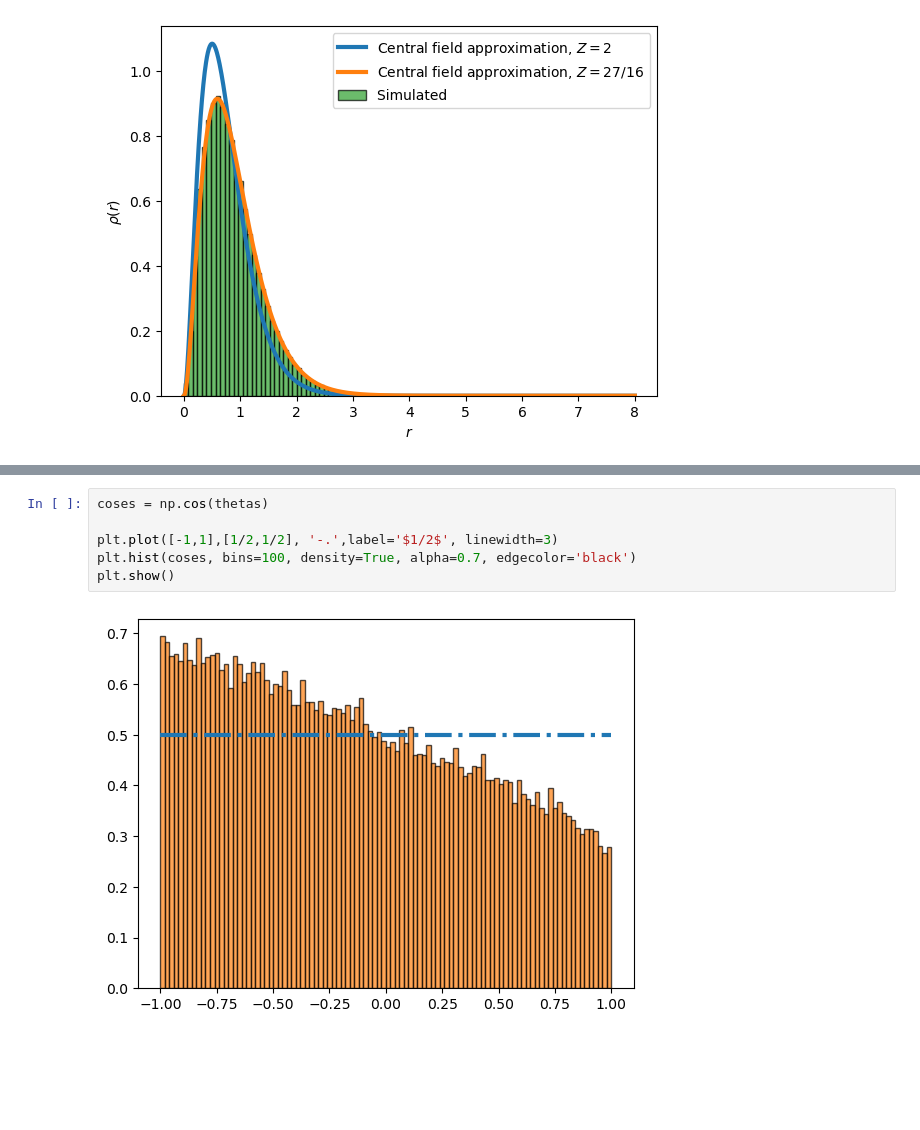
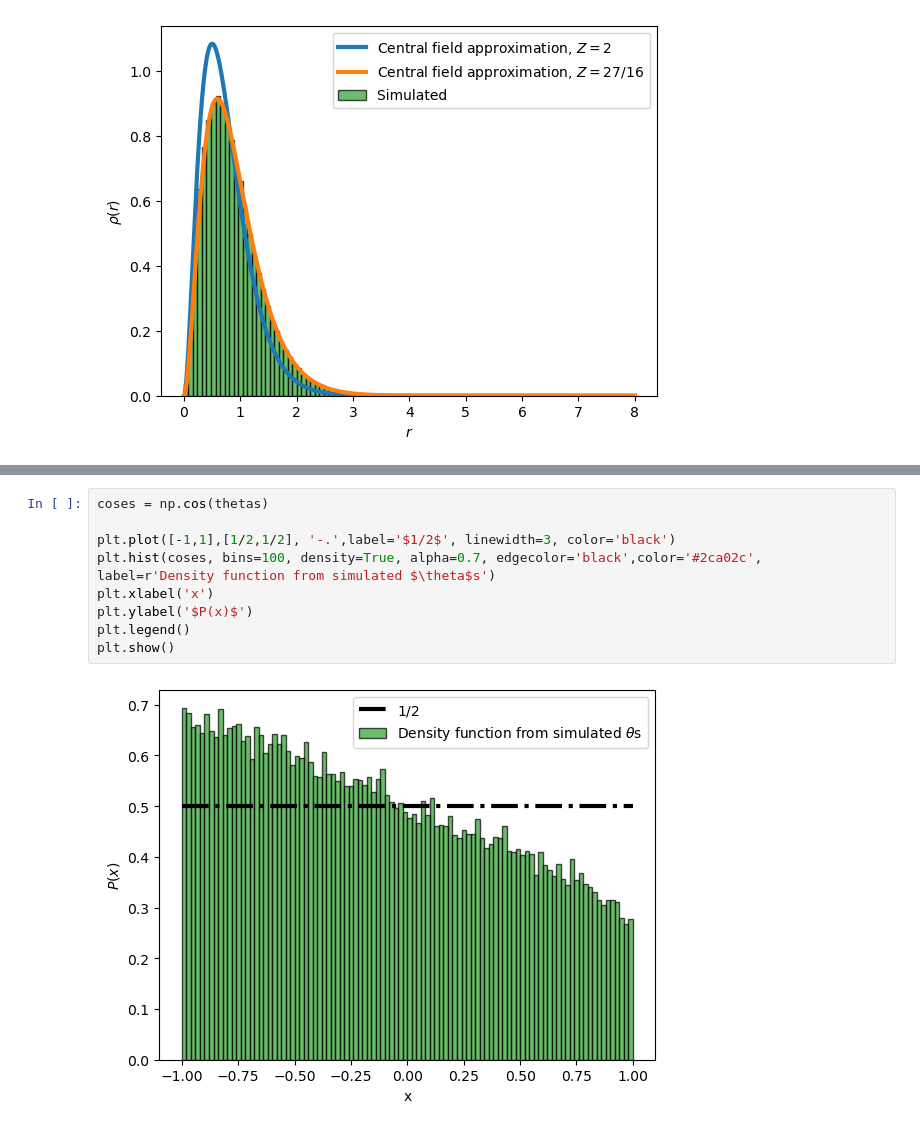
Before and after one commit to gujoh/compfys-h2b, a Jupyter notebook: plotting/task_1.ipynb, the cells around one changed output, grey strips where cells are left out. Drawn from its saved outputs; the diff is of its cells as text; blank space fills up the shorter version.

Commit message:
Done with plotting for task 1

```diff
--- a/plotting/task_1.ipynb
+++ b/plotting/task_1.ipynb
@@ -61,10 +61,13 @@ plt.show()
 # %%
 coses = np.cos(thetas)
 
-plt.plot([-1,1],[1/2,1/2], '-.',label='$1/2$', linewidth=3)
-plt.hist(coses, bins=100, density=True, alpha=0.7, edgecolor='black')
+plt.plot([-1,1],[1/2,1/2], '-.',label='$1/2$', linewidth=3, color='black')
+plt.hist(coses, bins=100, density=True, alpha=0.7, edgecolor='black',color='#2ca02c', label=r'Density function from simulated $\theta$s')
+plt.xlabel('x')
+plt.ylabel('$P(x)$')
+plt.legend()
 plt.show()
 # %% [output]
-[figure, old version]
+[figure, new version]
 # %%
 cum_energy = np.cumsum(data[:,-1])
```
Also changed, not shown: parts of 2 cells of this notebook.
